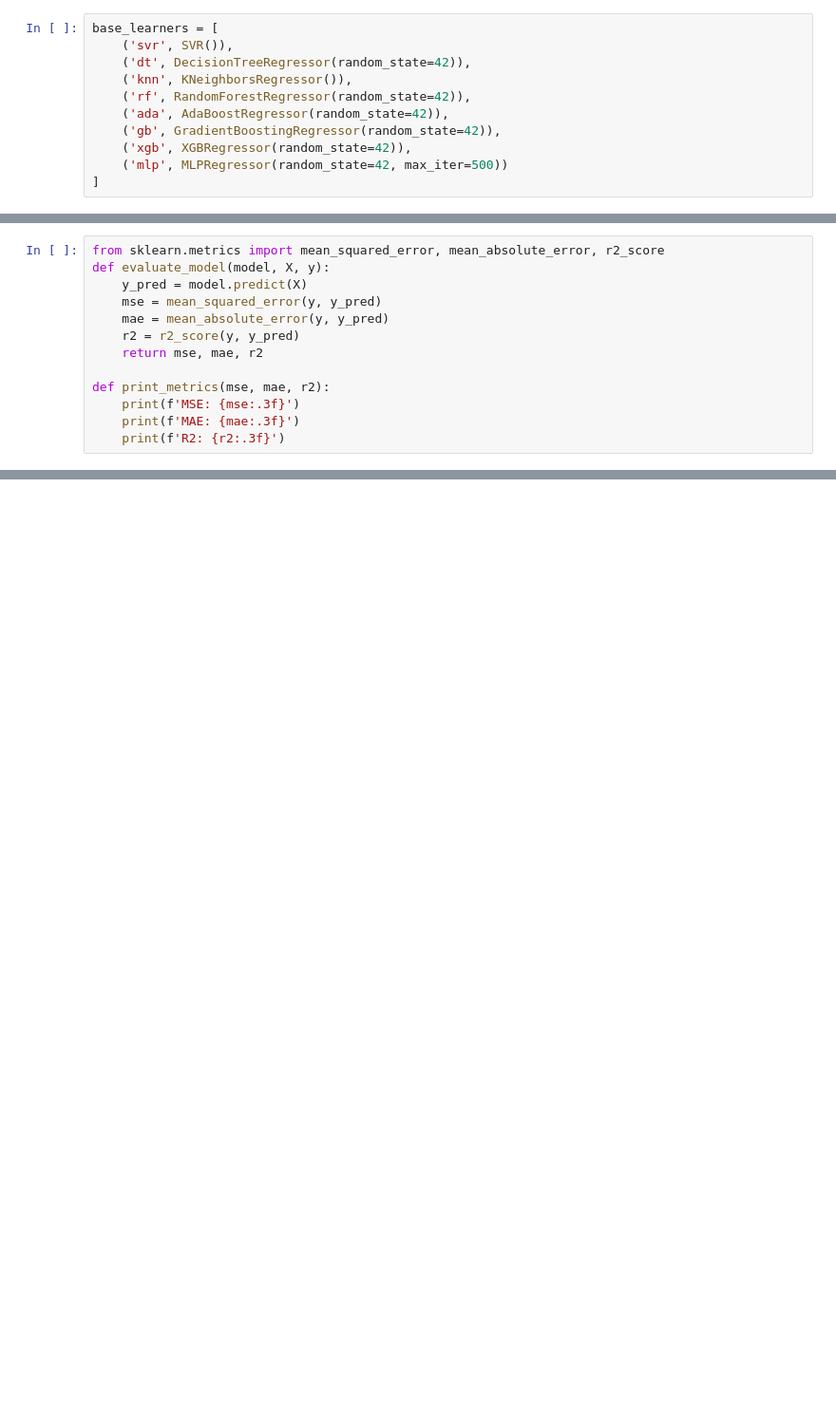
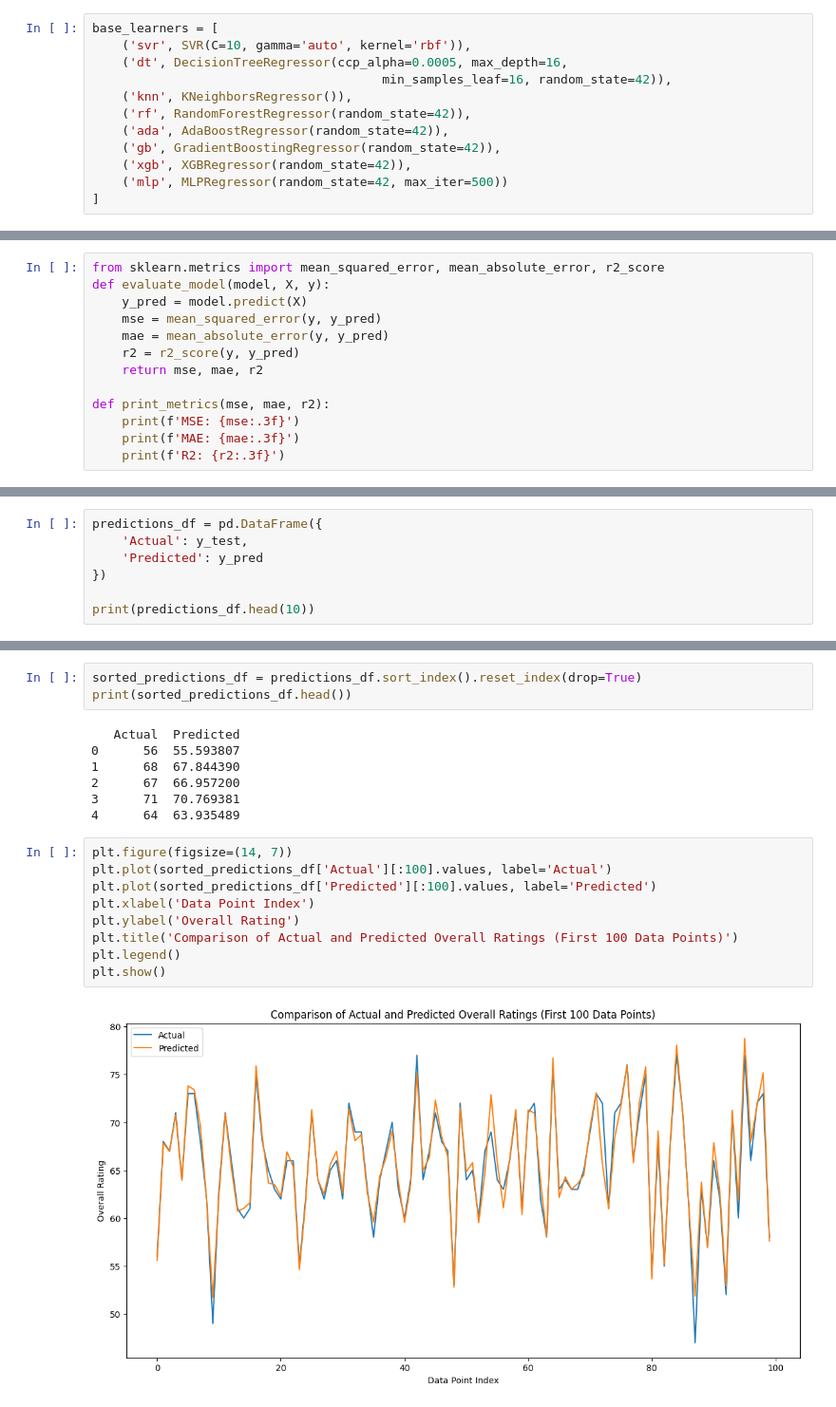
Before and after one commit to nttrung612/Football_Players_Rating_Prediction, a Jupyter notebook: stacking.ipynb, the cells around one changed output, grey strips where cells are left out. Shown at 95% size. Saved outputs shown, nothing was run; the diff lists cells and outputs as text; blank space fills up the shorter version.

```diff
--- a/stacking.ipynb
+++ b/stacking.ipynb
@@ -30,8 +30,9 @@ X_train_scaled = scaler.fit_transform(X_train)
 X_test_scaled = scaler.transform(X_test)
 # %%
 base_learners = [
-    ('svr', SVR()),
-    ('dt', DecisionTreeRegressor(random_state=42)),
+    ('svr', SVR(C=10, gamma='auto', kernel='rbf')),
+    ('dt', DecisionTreeRegressor(ccp_alpha=0.0005, max_depth=16,
+                                       min_samples_leaf=16, random_state=42)),
     ('knn', KNeighborsRegressor()),
     ('rf', RandomForestRegressor(random_state=42)),
     ('ada', AdaBoostRegressor(random_state=42)),
@@ -87,0 +89,7 @@ R2: 0.938
+# %%
+predictions_df = pd.DataFrame({
+    'Actual': y_test,
+    'Predicted': y_pred
+})
+
+print(predictions_df.head(10))
@@ -87,0 +108,21 @@ R2: 0.938
+# %%
+sorted_predictions_df = predictions_df.sort_index().reset_index(drop=True)
+print(sorted_predictions_df.head())
+# %% [output]
+   Actual  Predicted
+0      56  55.593807
+1      68  67.844390
+2      67  66.957200
+3      71  70.769381
+4      64  63.935489
+# %%
+plt.figure(figsize=(14, 7))
+plt.plot(sorted_predictions_df['Actual'][:100].values, label='Actual')
+plt.plot(sorted_predictions_df['Predicted'][:100].values, label='Predicted')
+plt.xlabel('Data Point Index')
+plt.ylabel('Overall Rating')
+plt.title('Comparison of Actual and Predicted Overall Ratings (First 100 Data Points)')
+plt.legend()
+plt.show()
+# %% [output]
+[figure, added]
```
Also changed, not shown: parts of 4 cells of this notebook.
